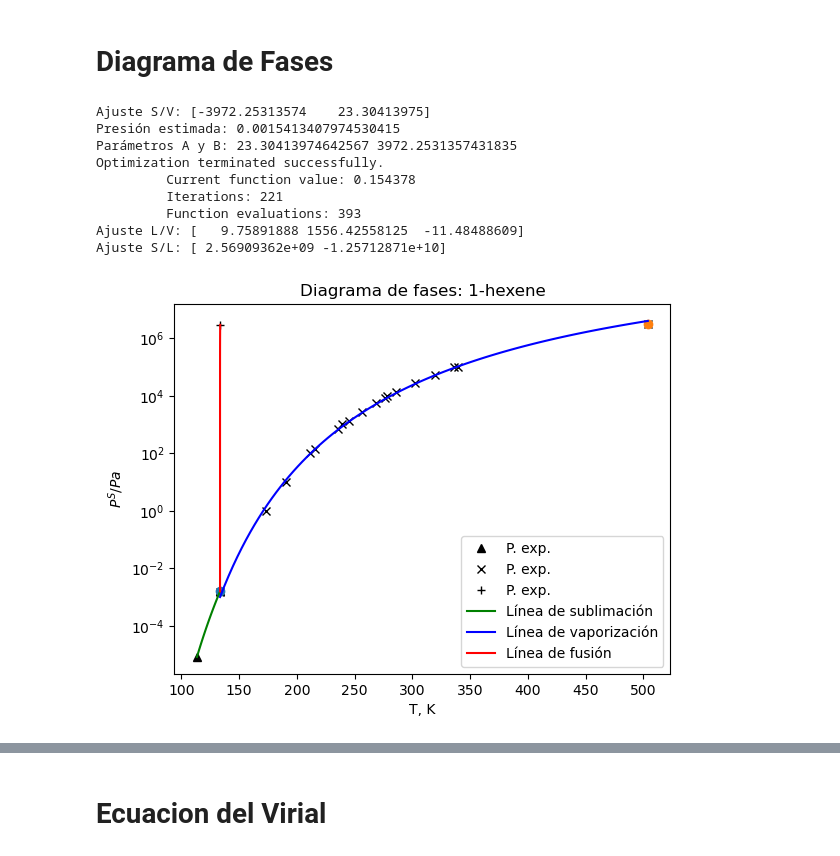
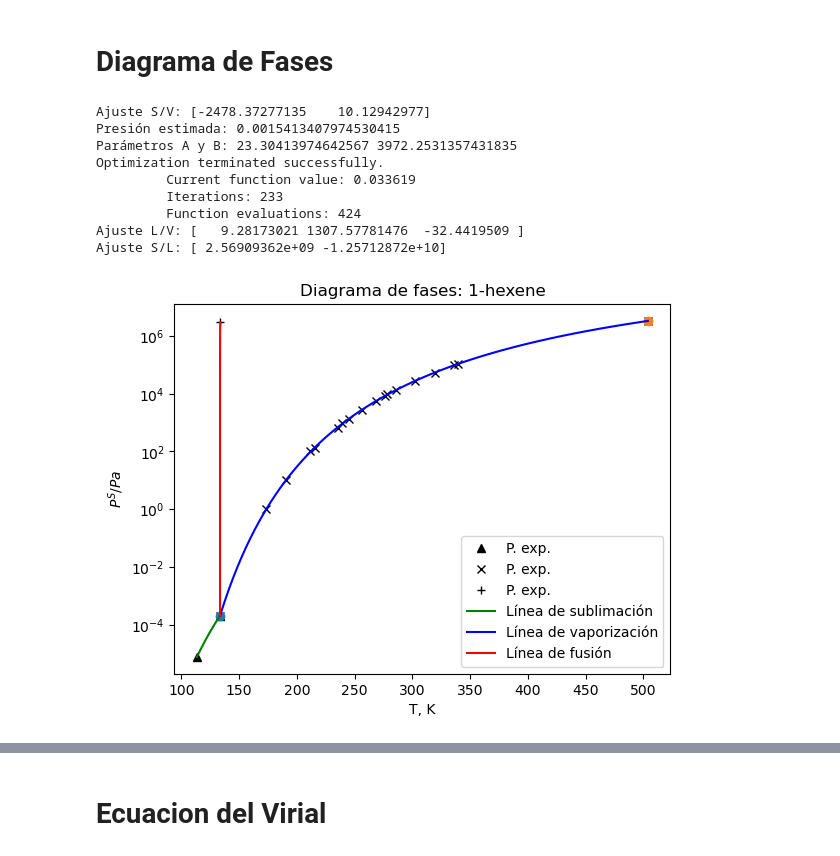
Before and after one commit to ChristianPh404/TQA, a Jupyter notebook: TQA (1).ipynb, the cells around one changed output, grey strips where cells are left out. Drawn from its saved outputs; the diff is of its cells as text; code cells hidden in the pictures.

```diff
--- a/TQA (1).ipynb
+++ b/TQA (1).ipynb
@@ -364,12 +421,13 @@ for idx in range(len(PC_row)):
     # Representa la ecuación y los datos experimentales
     T_gr = np.linspace(Ts[0], Ts[-1], 1000)
     Ps_gr = np.exp(A + B/T_gr)
-
+    rango = f"{int(Ts[1])}-{int(Ts[-1])}"
 # Almacenamos los resultados para cada columna en un diccionario
     result_dict = {
         'Fuente': fuente,
         'A': A,
         'B': -B,
+        'Rango T,K':rango,
         'Entalpía vaporización (B*R)': -B * R,
         'Tb calculada a 101325 Pa': -B / (A - np.log(101325)),
         'Error relativo': abs((1 - TbCC / Tb) * 100)
@@ -924,14 +988,14 @@ Ts = Ts_min_error
 Ps = Ps_min_error
 # Línea de sublimación
 TS = np.array([TT[0] - 20, TT[0]])
-PS = np.array([np.exp(A - (B / (TT[0] - 20))), np.exp(A - (B / TT[0]))])
+PS = np.array([np.exp(A - (B / (TT[0] - 20))), 2.138e-04])
 Ts_graf = np.linspace(TS[0], TS[-1], 100)
 CC_s = np.polyfit(1 / TS, np.log(PS), 1)
 print('Ajuste S/V:', CC_s)
 
 # Línea de vaporización
 P = np.exp(A - (B / TT[0]))
-PL =  np.sort(np.append(PT_cc, Ps))
+PL =  np.sort(np.append(2.138e-04, Ps))
 TL =  np.sort(np.append(TT[0], Ts))
 print('Presión estimada:', P)
 print('Parámetros A y B:', A, B)
@@ -941,38 +1005,39 @@ def desv_PL(k, TS=TL, PS=PL):
     return sum((((PS - 10**(k[0] - k[1] / (TS + k[2]))) / PS)**2) / len(PS))**0.5
 
 kopt = optimize.fmin(desv_PL, [CC_s[1] / np.log(10), -CC_s[0] / np.log(10), 0])
 print('Ajuste L/V:', kopt)
 
 # Línea de fusión
 TF = (TT[0], TT[0]+0.15)
-PT = np.exp(A - (B / TT[0]))
+# PT = np.exp(A - (B / TT[0]))
+PT = 2.138e-04
 PV = np.exp(A - (hf / (R * TT[0])))
 PF = np.array([PT, PV])
 k_F = np.polyfit(np.log(TF), PF, 1)
 PF_graf = np.linspace(PF[0], PF[-1], 100)
 print('Ajuste S/L:', k_F)
 
 # Representación de los datos experimentales
 plt.semilogy(TS, PS, 'k^', TL, PL, 'kx', TF, PF, 'k+',label='P. exp.')
 # Puntos crítico y triple
 plt.semilogy(TS[-1], PS[-1], 'o', TL[-1], PL[-1], 'o')
 # Líneas de ajuste
 plt.semilogy(Ts_graf, np.exp(CC_s[1] + CC_s[0] / Ts_graf), '-g',label='Línea de sublimación')
 plt.semilogy(TL_graf, 10**(kopt[0] - kopt[1] / (TL_graf + kopt[2])), '-b',label='Línea de vaporización')
 plt.semilogy(np.exp((PF_graf - k_F[1]) / k_F[0]), PF_graf, '-r',label='Línea de fusión')
 plt.ylabel('$P^{S}/Pa$')
 plt.xlabel('T, K')
 plt.title('Diagrama de fases: ' + sustancia)
 plt.legend()
 plt.show()
 # %% [output]
-Ajuste S/V: [-3972.25313574    23.30413975]
+Ajuste S/V: [-2478.37277135    10.12942977]
 Presión estimada: 0.0015413407974530415
 Parámetros A y B: 23.30413974642567 3972.2531357431835
 Optimization terminated successfully.
-         Current function value: 0.154378
-         Iterations: 221
-         Function evaluations: 393
-Ajuste L/V: [   9.75891888 1556.42558125  -11.48488609]
-Ajuste S/L: [ 2.56909362e+09 -1.25712871e+10]
+         Current function value: 0.033619
+         Iterations: 233
+         Function evaluations: 424
+Ajuste L/V: [   9.28173021 1307.57781476  -32.4419509 ]
+Ajuste S/L: [ 2.56909362e+09 -1.25712872e+10]
-[figure, old version]
+[figure, new version]
```
Also changed, not shown: parts of 23 cells of this notebook, 1 other file.
